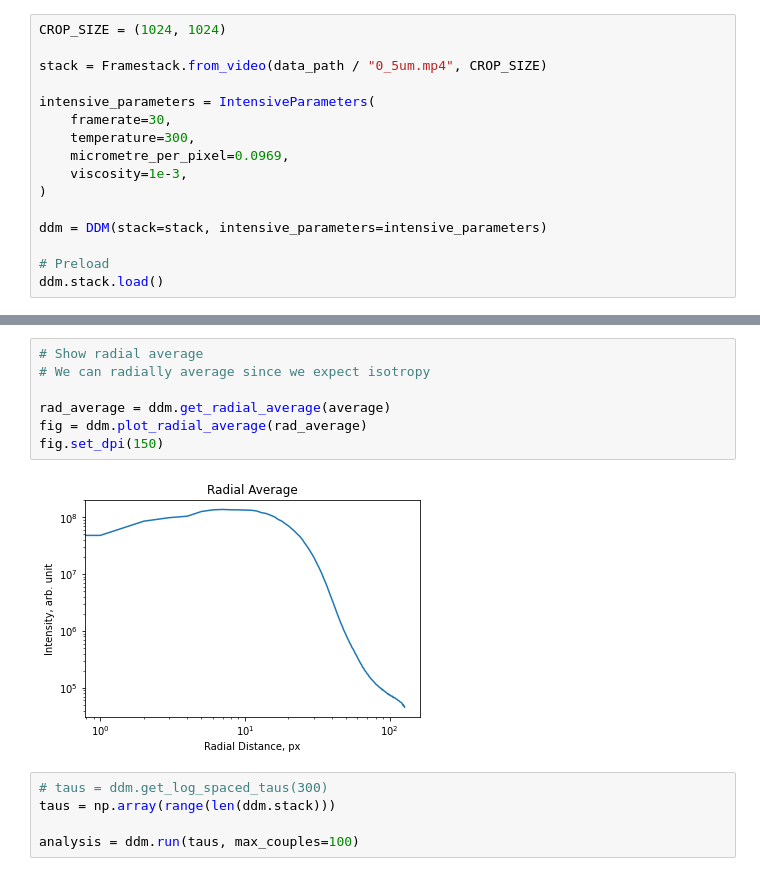
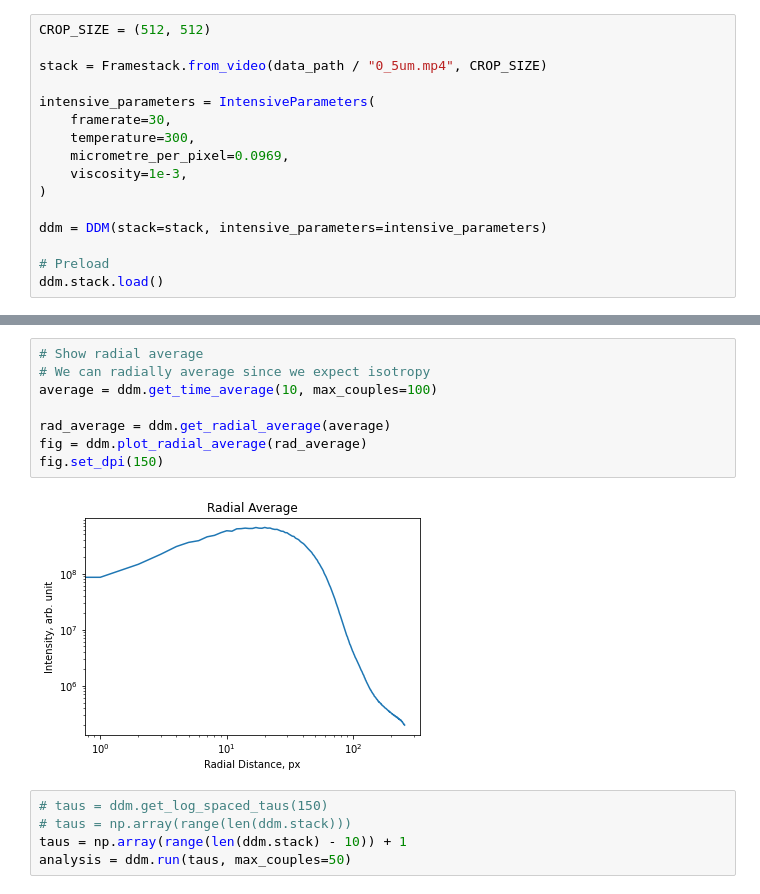
Before and after one commit to JeppeKlitgaard/DDMTools, a Jupyter notebook: notebooks/ddm_workbench_video.ipynb, the cells around one changed output, grey strips where cells are left out. Drawn from its saved outputs; the diff is of its cells as text.

```diff
--- a/notebooks/ddm_workbench_video.ipynb
+++ b/notebooks/ddm_workbench_video.ipynb
@@ -23,5 +21,5 @@ The autoreload extension is already loaded. To reload it, use:
 # %%
-CROP_SIZE = (1024, 1024)
+CROP_SIZE = (512, 512)
 
 stack = Framestack.from_video(data_path / "0_5um.mp4", CROP_SIZE)
 
@@ -87,17 +85,18 @@ Text(0.5, 0.98, 'Frame 1, Time averaged signal')
 # %%
 # Show radial average
 # We can radially average since we expect isotropy
+average = ddm.get_time_average(10, max_couples=100)
 
 rad_average = ddm.get_radial_average(average)
 fig = ddm.plot_radial_average(rad_average)
 fig.set_dpi(150)
 # %% [output]
-[figure, old version]
+[figure, new version]
 # %%
-# taus = ddm.get_log_spaced_taus(300)
-taus = np.array(range(len(ddm.stack)))
-
-analysis = ddm.run(taus, max_couples=100)
+# taus = ddm.get_log_spaced_taus(150)
+# taus = np.array(range(len(ddm.stack)))
+taus = np.array(range(len(ddm.stack) - 10)) + 1
+analysis = ddm.run(taus, max_couples=50)
 # %%
 fig = analysis.plot_image_structure_function(10)
 fig = analysis.plot_image_structure_function(50)
```
Also changed, not shown: parts of 13 cells of this notebook, 4 other files.
